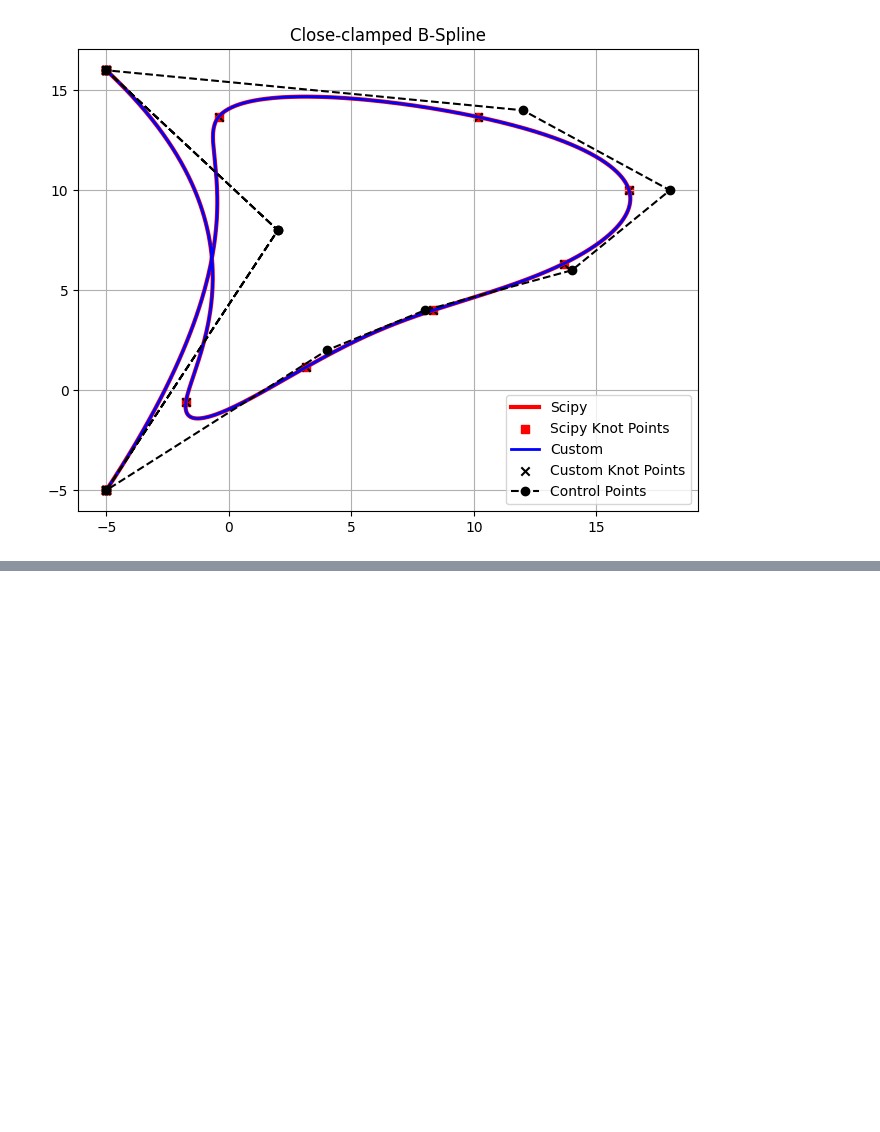
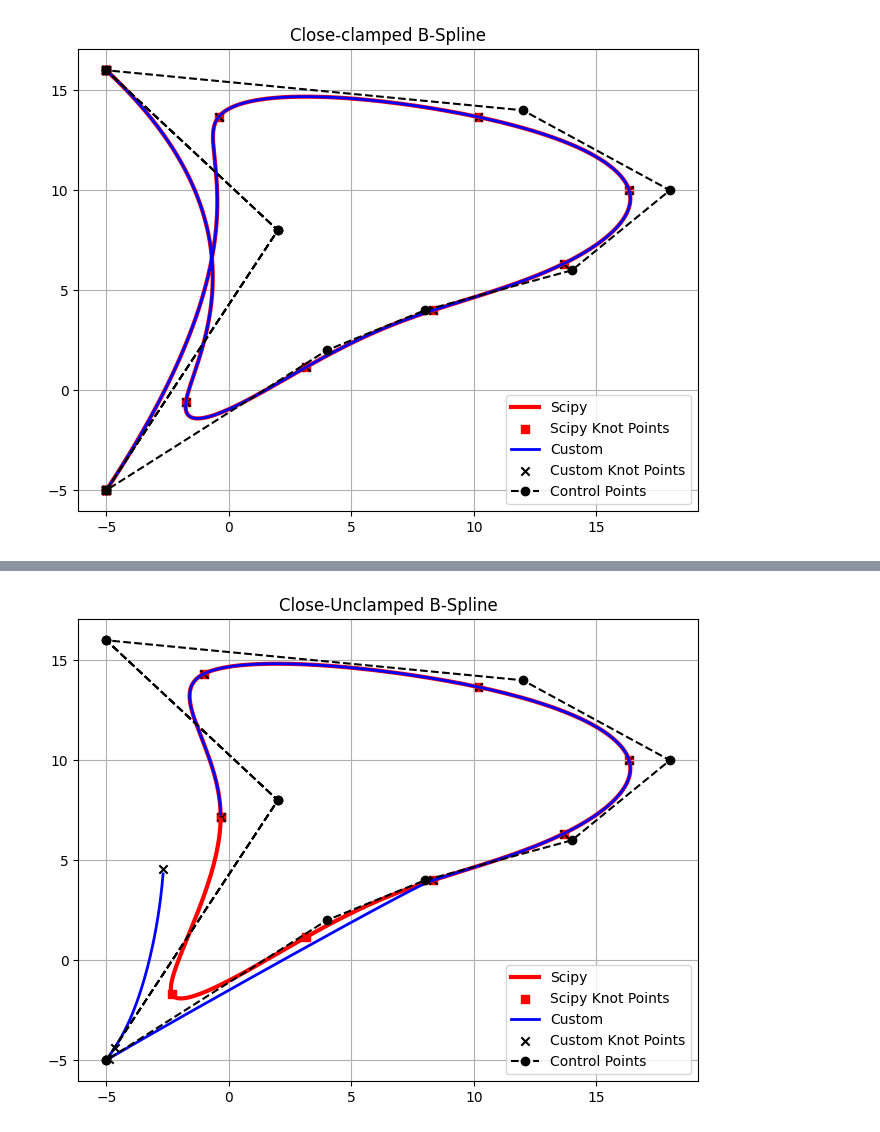
Before and after one commit to Haus226/numericAnalysis, a Jupyter notebook: Chapter 3.ipynb, the cells around one changed output, grey strips where cells are left out. Cells and saved outputs as stored; diff of their text form; code cells hidden in the pictures; blank space fills up the shorter version.

```diff
--- a/Chapter 3.ipynb
+++ b/Chapter 3.ipynb
@@ -652 +655,20 @@ plot_comparison(knots, control_points, p, "Close-Unclamped B-Spline")
+# %%
+# Wrap control points
+control_points = np.array([
+    [-5, -5], [2, 8], [-5, 16], [12, 14], [18, 10],
+    [14, 6], [8, 4], [4, 2],
+    # Wrapped control points
+    [-5, -5], [2, 8], [-5, 16]
+])
+
+n = len(control_points) - 1
+p = 3
+m = n + p + 1
+
+knots = np.linspace(0, 1, m + 1)
+weights = np.ones(control_points.shape[0])
+weights[-3:] = np.array([500, 100, 300])
+plot_comparison(knots, control_points, p, weights, True, "Close-Unclamped B-Spline", num_p=1000)
+# %% [output]
+[figure, added]
 # %%
```
Also changed, not shown: parts of 14 cells of this notebook.
